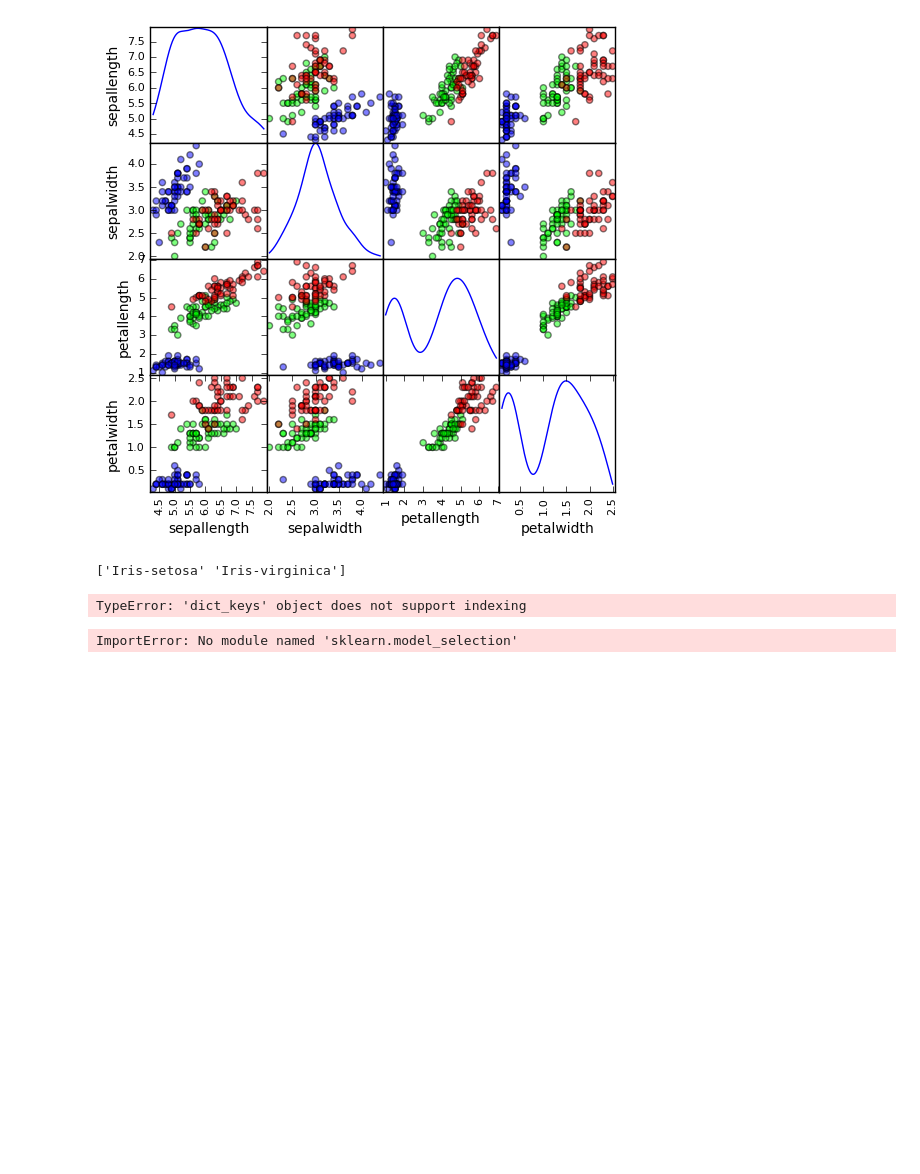
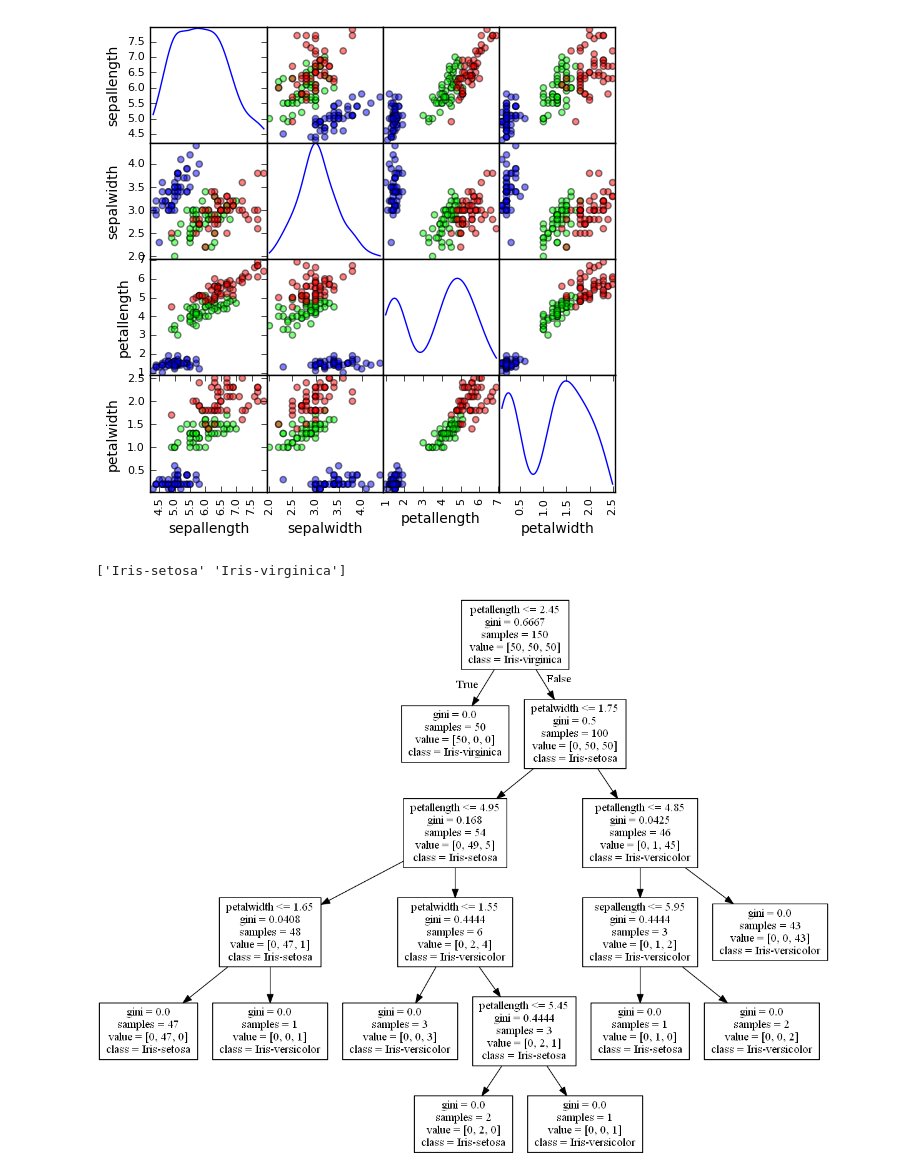
Before and after one commit to zdata-inc/machinelearningintro, a Jupyter notebook: Miner & Kasch Introduction to Machine Learning (Iris).ipynb, the cells around one changed output. Saved outputs shown, nothing was run; the diff lists cells and outputs as text; code cells hidden in the pictures; blank space fills up the shorter version.

Commit message:
fixed graphviz in windows
wow, that was hell

```diff
--- a/Miner & Kasch Introduction to Machine Learning (Iris).ipynb
+++ b/Miner & Kasch Introduction to Machine Learning (Iris).ipynb
@@ -152,30 +152,27 @@ print(clf_dt.predict([[5.0, 3.5, 1.5, 0.5], [6.5, 3.0, 6.0, 2.4]]))
 # %%
 # Plot the decision tree that was trained
 
+'''
+GraphViz windows issue!!
+If you are on windows
+Add the following after line 1852 in '...\Anaconda3\Lib\site-packages\pytdot.py'
+prog = os.path.join('C:' + os.sep, 'Program Files (x86)', 'Graphviz2.38', 'bin', prog)
+'''
+
 from IPython.display import Image
-import pydotplus
-dot_data = tree.export_graphviz(clf_dt,  \
-                                feature_names=feature_list, \
-                                class_names=color_map.keys(), \
-                                out_file=None)
+import pydot
+from sklearn.externals.six import StringIO
 
-graph = pydotplus.graph_from_dot_data(dot_data)
-Image(graph.create_png())
+dot_data = StringIO()
+tree.export_graphviz(clf_dt,  \
+                     feature_names=feature_list, \
+                     class_names=list(color_map.keys()), \
+                     out_file=dot_data)
+
+graph = pydot.graph_from_dot_data(dot_data.getvalue())
+graph[0].write_pdf("iris.pdf")
+Image(graph[0].create_png())
 
 # There is something wrong with this tree... what is it?
 # %% [output]
-TypeError: 'dict_keys' object does not support indexing
+[figure, added]
-# %%
-from sklearn.model_selection import cross_val_score
-
-folds = 10
-
-# Instatiate the classifier
-clf_dt = tree.DecisionTreeClassifier()
-
-cv = cross_val_score(clf_dt, iris_df[feature_list], iris_df['iris'], cv=folds)
-
-print(cv)
-print('average:', sum(cv) / folds)
-# %% [output]
-ImportError: No module named 'sklearn.model_selection'
```
Also changed, not shown: parts of 2 cells of this notebook.
